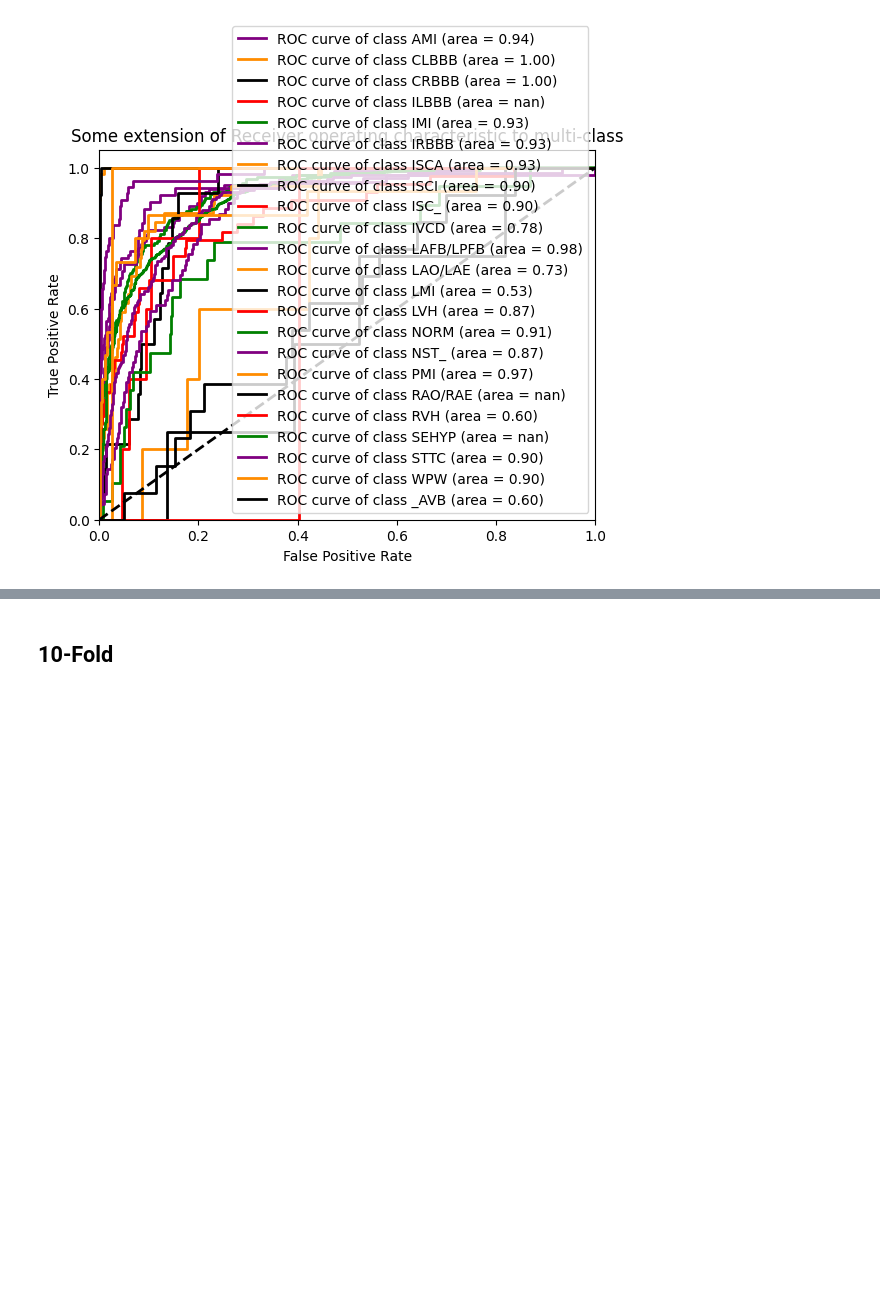
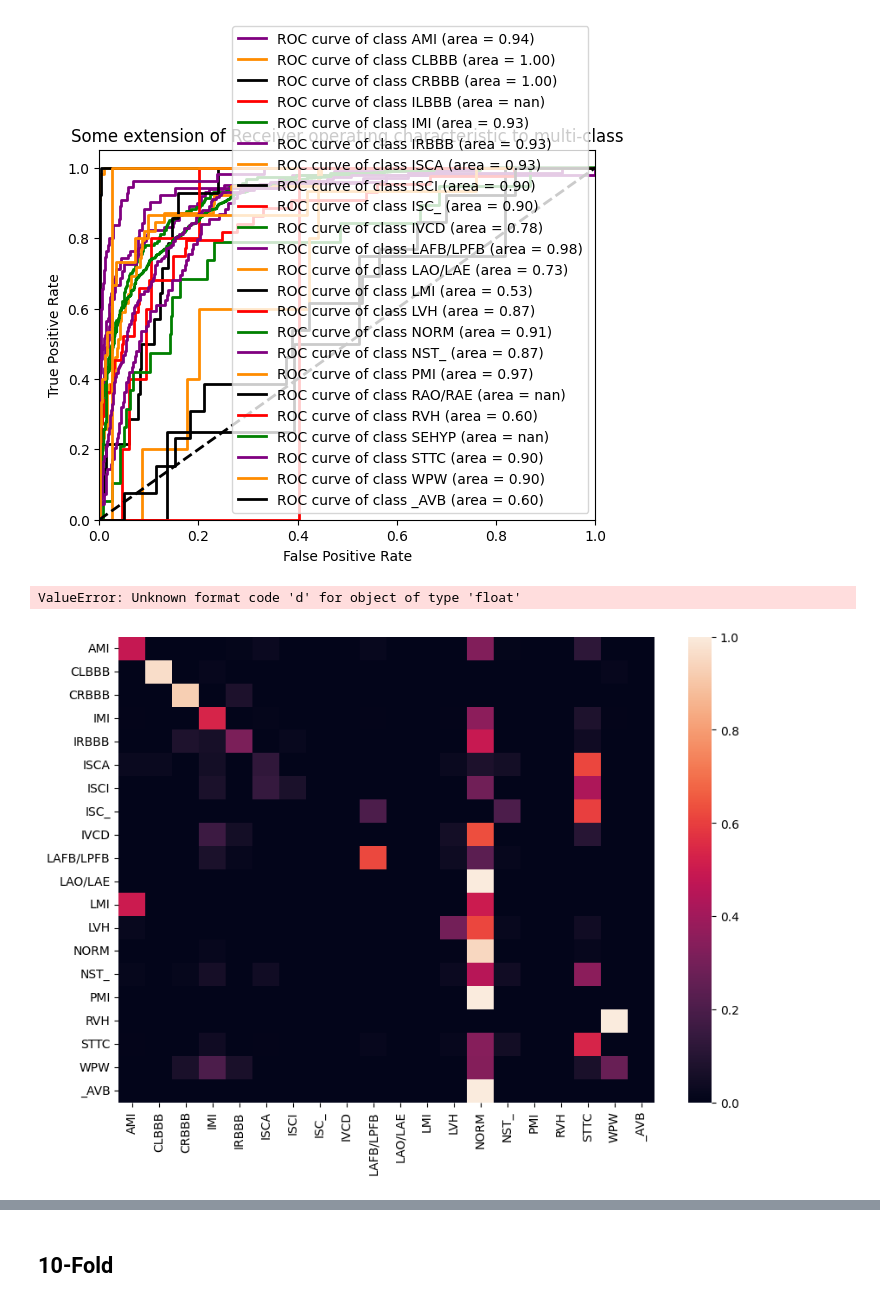
Before and after one commit to Nicoflo22/Thesis, a Jupyter notebook: nico_250_sub.ipynb, the cells around one changed output, grey strips where cells are left out. Saved outputs shown, nothing was run; the diff lists cells and outputs as text; code cells hidden in the pictures; blank space fills up the shorter version.

```diff
--- a/nico_250_sub.ipynb
+++ b/nico_250_sub.ipynb
@@ -1081,3 +1106,34 @@ plt.legend(loc="lower right")
 plt.show()
 # %% [output]
 [figure]
+# %%
+from sklearn.metrics import confusion_matrix
+import seaborn as sns
+import matplotlib.pyplot as plt
+
+y_test_binary = np.argmax(y_test.values, axis=-1)
+y_pred_binary = np.argmax(y_pred, axis=1)
+
+# compute the confusion matrix
+cm = confusion_matrix(y_test_binary, y_pred_binary, normalize = 'true')
+
+class_names = ['AMI', 'CLBBB', 'CRBBB', 'ILBBB', 'IMI', 'IRBBB', 'ISCA', 'ISCI', 'ISC_', 'IVCD', 'LAFB/LPFB', 'LAO/LAE', 'LMI', 'LVH', 'NORM', 'NST_', 'PMI', 'RAO/RAE', 'RVH', 'SEHYP', 'STTC', 'WPW', '_AVB']
+class_dict = {i: name for i, name in enumerate(class_names)}
+
+test_classes = np.unique(y_test_binary)
+pred_classes = np.unique(y_pred_binary)
+all_classes = np.union1d(test_classes, pred_classes)
+
+target_names_matrix = [class_dict[i] for i in all_classes]
+
+
+# use seaborn to create a heatmap visualization of the confusion matrix
+plt.figure(figsize=(10,7))
+sns.heatmap(cm, annot=True, fmt='d',xticklabels=target_names_matrix, yticklabels=target_names_matrix)
+plt.xlabel('Predicted')
+plt.ylabel('Truth')
+plt.title('Confusion Matrix')
+plt.show()
+# %% [output]
+ValueError: Unknown format code 'd' for object of type 'float'
+[figure, added]
```
Also changed, not shown: parts of 2 cells of this notebook.
